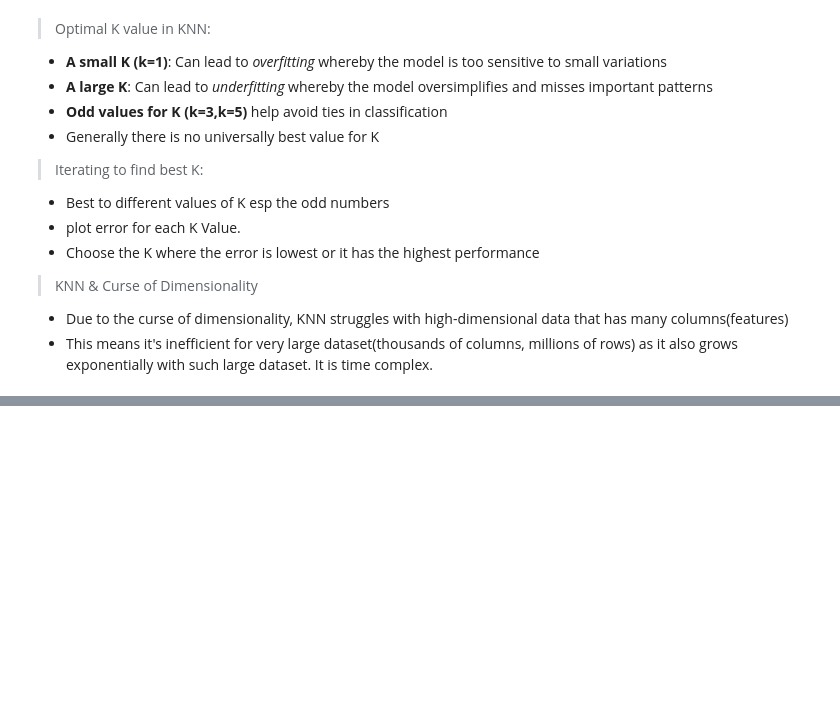
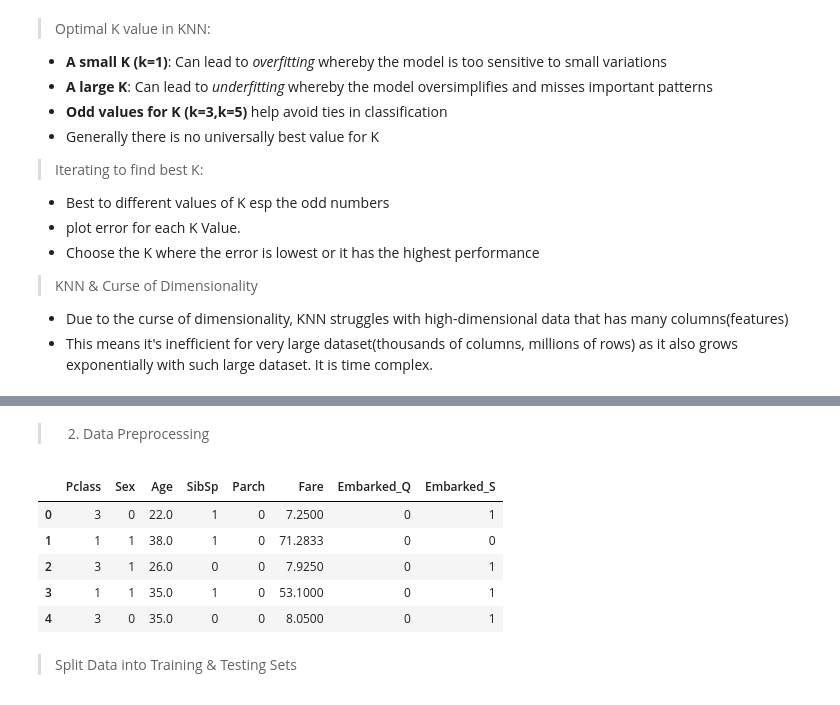
Before and after one commit to Mr-PeterMaina/1.-Phase-4-SUMMARY-, a Jupyter notebook: index.ipynb, the cells around one changed output, grey strips where cells are left out. Saved outputs shown, nothing was run; the diff lists cells and outputs as text; code cells hidden in the pictures; blank space fills up the shorter version.

```diff
--- a/index.ipynb
+++ b/index.ipynb
@@ -194,0 +238,27 @@ Accuracy Score: 0.9736842105263158
+# %% [markdown]
+> 2. Data Preprocessing
+# %%
+# Dropping unnecessary columns
+df = raw_df.drop(columns=["PassengerId","Name","Ticket","Cabin"])
+# Convert "sex column" to binary encoding
+df['Sex'] = df['Sex'].replace({"male":0 , "female":1})
+# Handle missing values in "Age column" - fill with median
+df["Age"] = df["Age"].fillna(df["Age"].median())
+# drop rows with missing "Embarked" values
+df = df.dropna(subset=["Embarked"])
+# One hot encode Embarked Column
+df = pd.get_dummies(df, columns= ["Embarked"], drop_first=True)
+# Separate target("Survived") from features
+labels = df["Survived"]
+df = df.drop(columns= ["Survived"])
+
+df.head()
+# %% [output]
+|  | Pclass | Sex | Age | SibSp | Parch | Fare | Embarked_Q | Embarked_S |
+| 0 | 3 | 0 | 22.0 | 1 | 0 | 7.2500 | 0 | 1 |
+| 1 | 1 | 1 | 38.0 | 1 | 0 | 71.2833 | 0 | 0 |
+| 2 | 3 | 1 | 26.0 | 0 | 0 | 7.9250 | 0 | 1 |
+| 3 | 1 | 1 | 35.0 | 1 | 0 | 53.1000 | 0 | 1 |
+| 4 | 3 | 0 | 35.0 | 0 | 0 | 8.0500 | 0 | 1 |
+# %% [markdown]
+> Split Data into Training & Testing Sets
```
Also changed, not shown: parts of 25 cells of this notebook, 1 other file.
